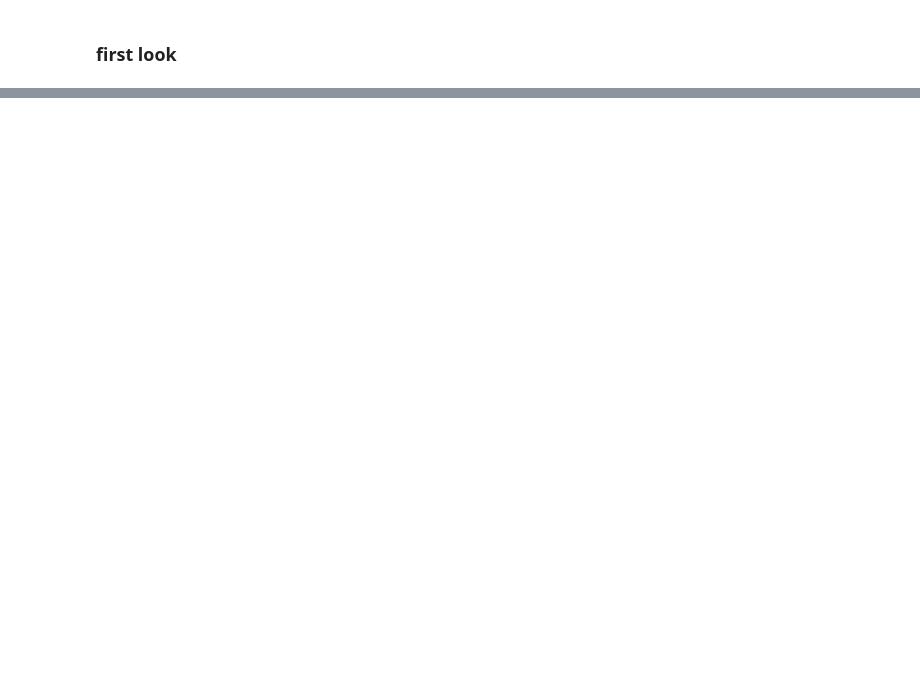
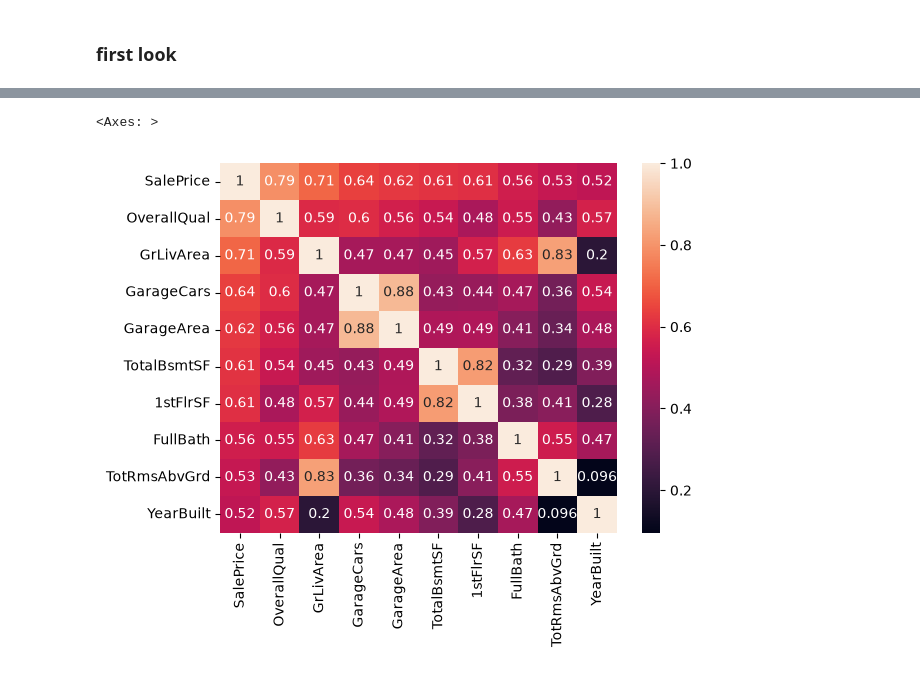
Before and after one commit to EgorK19/fp_houses, a Jupyter notebook: notebooks/1.0_eda.ipynb, the cells around one changed output, grey strips where cells are left out. Saved outputs shown, nothing was run; the diff lists cells and outputs as text; code cells hidden in the pictures; blank space fills up the shorter version.

```diff
--- a/notebooks/1.0_eda.ipynb
+++ b/notebooks/1.0_eda.ipynb
@@ -28,0 +332,10 @@ df_test = pd.read_csv(test_path)
+# %%
+k = 10
+
+cols = corr_matrix.nlargest(k, "SalePrice")["SalePrice"].index
+cm = np.corrcoef(df_train[cols].values.T)
+
+sns.heatmap(cm, annot=True, xticklabels=cols.values, yticklabels=cols.values)
+# %% [output]
+<Axes: >
+[figure, added]
```
Also changed, not shown: parts of 66 cells of this notebook, 16 other files.
